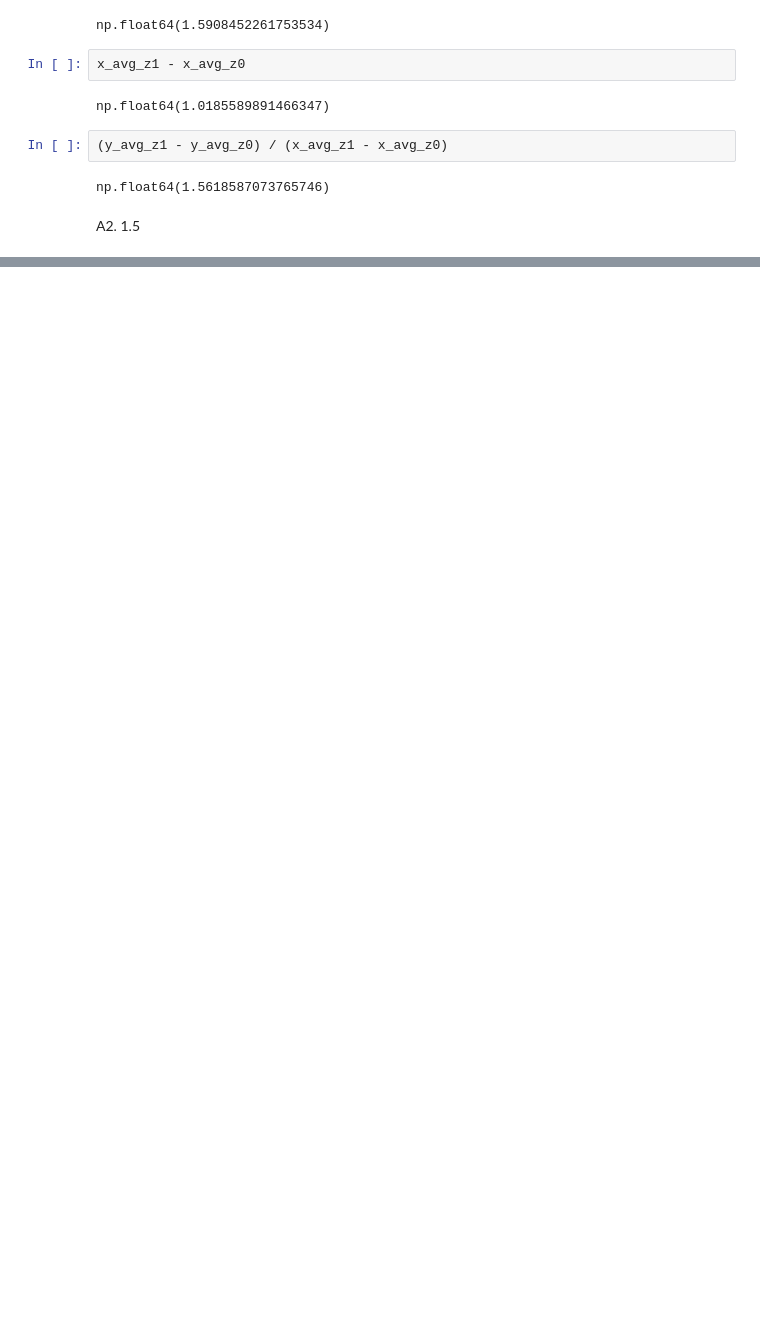
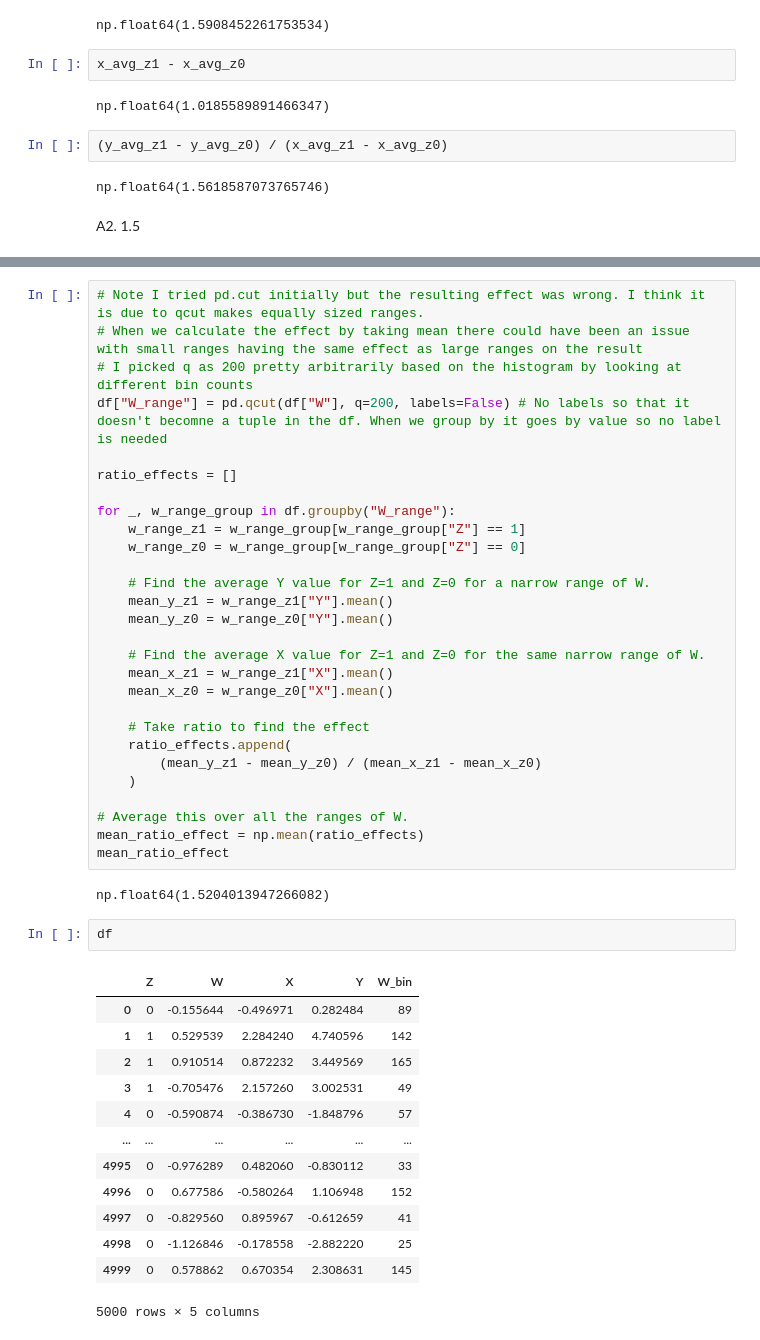
Before and after one commit to calebhadley1/DX702-mod-6, a Jupyter notebook: homework_4.1.ipynb, the cells around one changed output, grey strips where cells are left out. Cells and saved outputs as stored; diff of their text form; blank space fills up the shorter version.

```diff
--- a/homework_4.1.ipynb
+++ b/homework_4.1.ipynb
@@ -88,0 +108,46 @@ A2. 1.5
+# %%
+# Note I tried pd.cut initially but the resulting effect was wrong. I think it is due to qcut makes equally sized ranges.
+# When we calculate the effect by taking mean there could have been an issue with small ranges having the same effect as large ranges on the result
+# I picked q as 200 pretty arbitrarily based on the histogram by looking at different bin counts
+df["W_range"] = pd.qcut(df["W"], q=200, labels=False) # No labels so that it doesn't becomne a tuple in the df. When we group by it goes by value so no label is needed
+
+ratio_effects = []
+
+for _, w_range_group in df.groupby("W_range"):
+    w_range_z1 = w_range_group[w_range_group["Z"] == 1]
+    w_range_z0 = w_range_group[w_range_group["Z"] == 0]
+
+    # Find the average Y value for Z=1 and Z=0 for a narrow range of W.
+    mean_y_z1 = w_range_z1["Y"].mean()
+    mean_y_z0 = w_range_z0["Y"].mean()
+
+    # Find the average X value for Z=1 and Z=0 for the same narrow range of W.
+    mean_x_z1 = w_range_z1["X"].mean()
+    mean_x_z0 = w_range_z0["X"].mean()
+
+    # Take ratio to find the effect
+    ratio_effects.append(
+        (mean_y_z1 - mean_y_z0) / (mean_x_z1 - mean_x_z0)
+    )
+
+# Average this over all the ranges of W.
+mean_ratio_effect = np.mean(ratio_effects)
+mean_ratio_effect
+# %% [output]
+np.float64(1.5204013947266082)
+# %%
+df
+# %% [output]
+|  | Z | W | X | Y | W_bin |
+| 0 | 0 | -0.155644 | -0.496971 | 0.282484 | 89 |
+| 1 | 1 | 0.529539 | 2.284240 | 4.740596 | 142 |
+| 2 | 1 | 0.910514 | 0.872232 | 3.449569 | 165 |
+| 3 | 1 | -0.705476 | 2.157260 | 3.002531 | 49 |
+| 4 | 0 | -0.590874 | -0.386730 | -1.848796 | 57 |
+| ... | ... | ... | ... | ... | ... |
+| 4995 | 0 | -0.976289 | 0.482060 | -0.830112 | 33 |
+| 4996 | 0 | 0.677586 | -0.580264 | 1.106948 | 152 |
+| 4997 | 0 | -0.829560 | 0.895967 | -0.612659 | 41 |
+| 4998 | 0 | -1.126846 | -0.178558 | -2.882220 | 25 |
+| 4999 | 0 | 0.578862 | 0.670354 | 2.308631 | 145 |
+5000 rows × 5 columns
```
Also changed, not shown: parts of 3 cells of this notebook, 2 other files.
